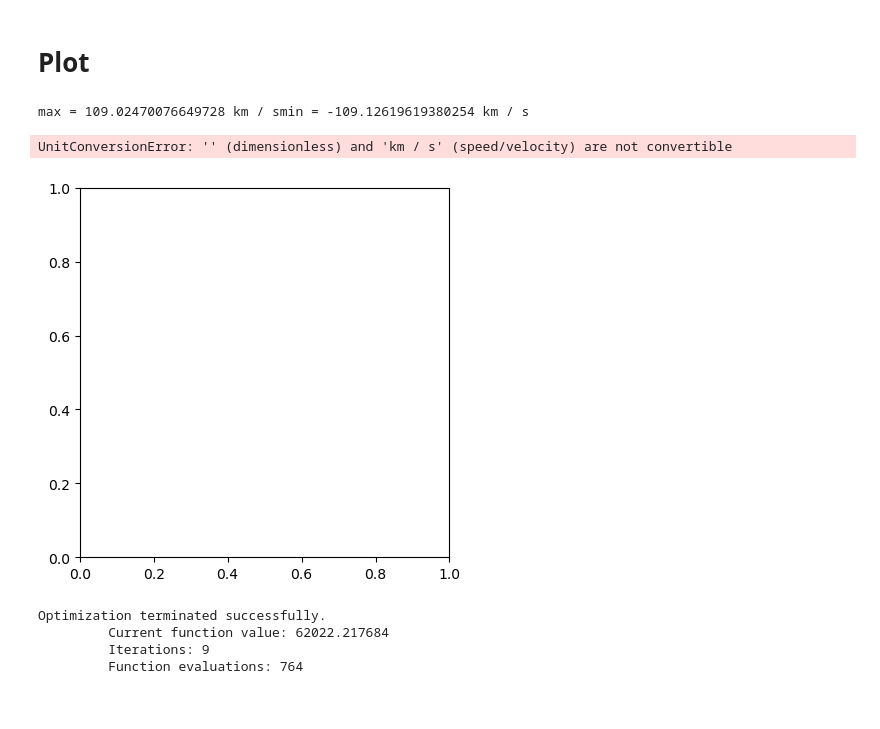
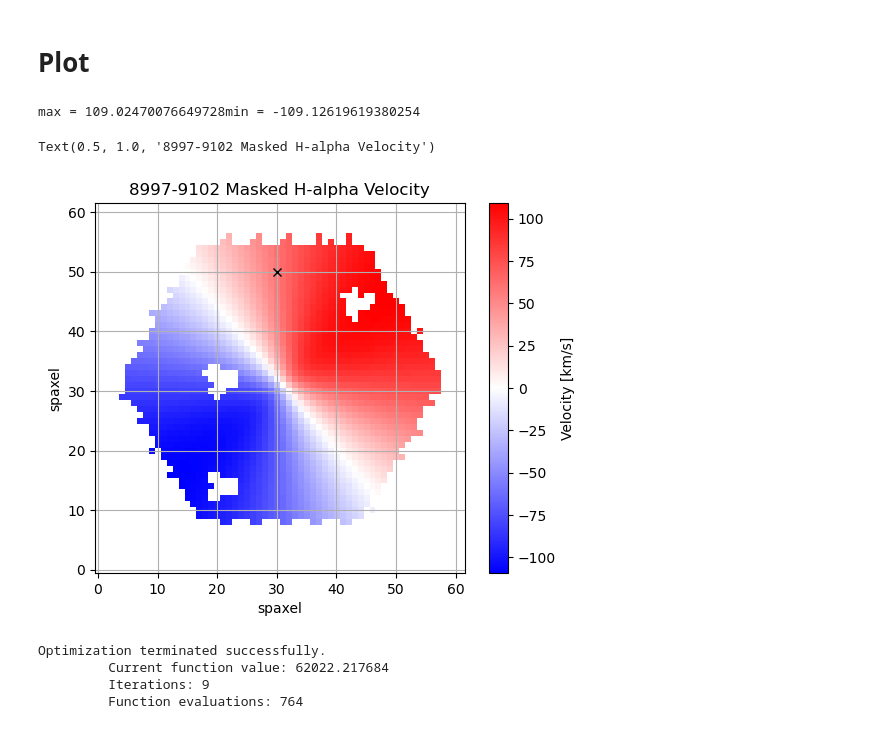
Before and after one commit to DESI-UR/MaNGA-VelMap, a Jupyter notebook: Notebooks/vel_model.ipynb, the cells around one changed output. Drawn from its saved outputs; the diff is of its cells as text; code cells hidden in the pictures.

Commit message:
plotting fixed and commented

```diff
--- a/Notebooks/vel_model.ipynb
+++ b/Notebooks/vel_model.ipynb
@@ -139,28 +139,33 @@ x is a float
 # %% [markdown]
 # Plot
 # %%
-val_max = mvel_map.max()        #simple plotting section for visualization
-val_min = mvel_map.min()
+mvel_data = mvel_map.data.value  # Quantity array
+#mvel_mask = mvel_data.mask  # unitless ndarray
+
+mvel_plot = np.ma.array(mvel_data, mask=mask_f) #re-applied mask
+
+val_max = mvel_plot.max()        #simple plotting section for visualization
+val_min = mvel_plot.min()
 print('max = '+ str(val_max) + 'min = ' + str(val_min))
 
 if (val_max >= abs(val_min)):
     lim = val_max
 else:
     lim = abs(val_min)
 
-plt.imshow(mvel_map,cmap = 'bwr',vmin = -lim, vmax = lim)     #creates a color map of data, (data set, cmap = 'desired color code')
+plt.imshow(mvel_plot,cmap = 'bwr',vmin = -lim, vmax = lim)     #creates a color map of data, (data set, cmap = 'desired color code')
 plt.colorbar(label = 'Velocity [km/s]')  #following are just labels
 plt.gca().invert_yaxis()
 plt.xlabel('spaxel')
 plt.ylabel('spaxel')
 plt.plot(30,50, marker = 'x', color = 'k')
 
 plt.grid(True)
 plt.title(test_galaxy+r' Masked H-alpha Velocity')
 # %% [output]
-max = 109.02470076649728 km / smin = -109.12619619380254 km / s
+max = 109.02470076649728min = -109.12619619380254
-UnitConversionError: '' (dimensionless) and 'km / s' (speed/velocity) are not convertible
+Text(0.5, 1.0, '8997-9102 Masked H-alpha Velocity')
-[figure, old version]
+[figure, new version]
 # %%
 params = [vmax, alpha, rturn_kpc, checkedPA, i_angle, clean_coords[0], clean_coords[1]] #create list of parameters to be used for chi2
 #calc_chi2(params, mhalpha_vel , mhalpha_ivar, map_shape, r_convert, mask_f )
```
